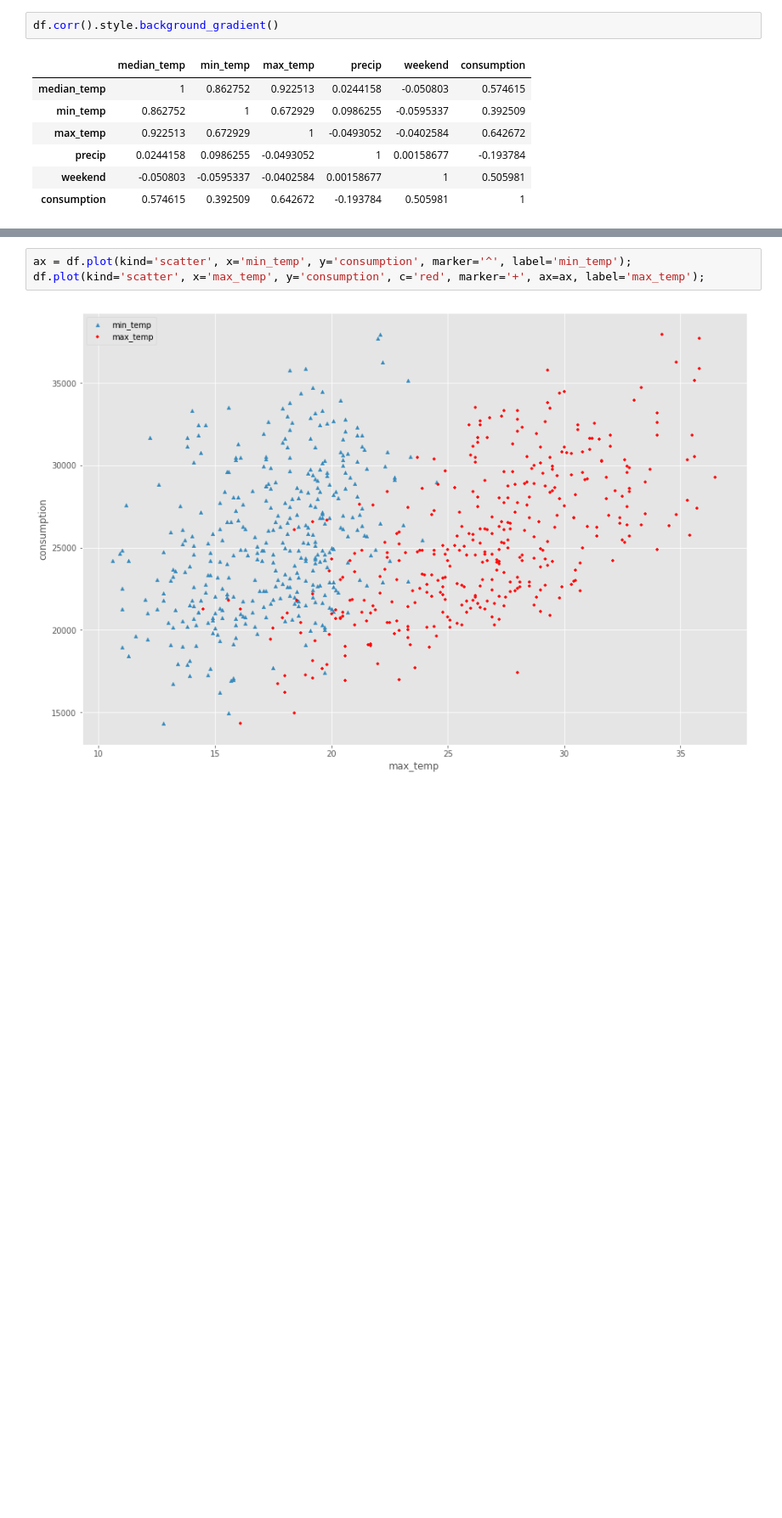
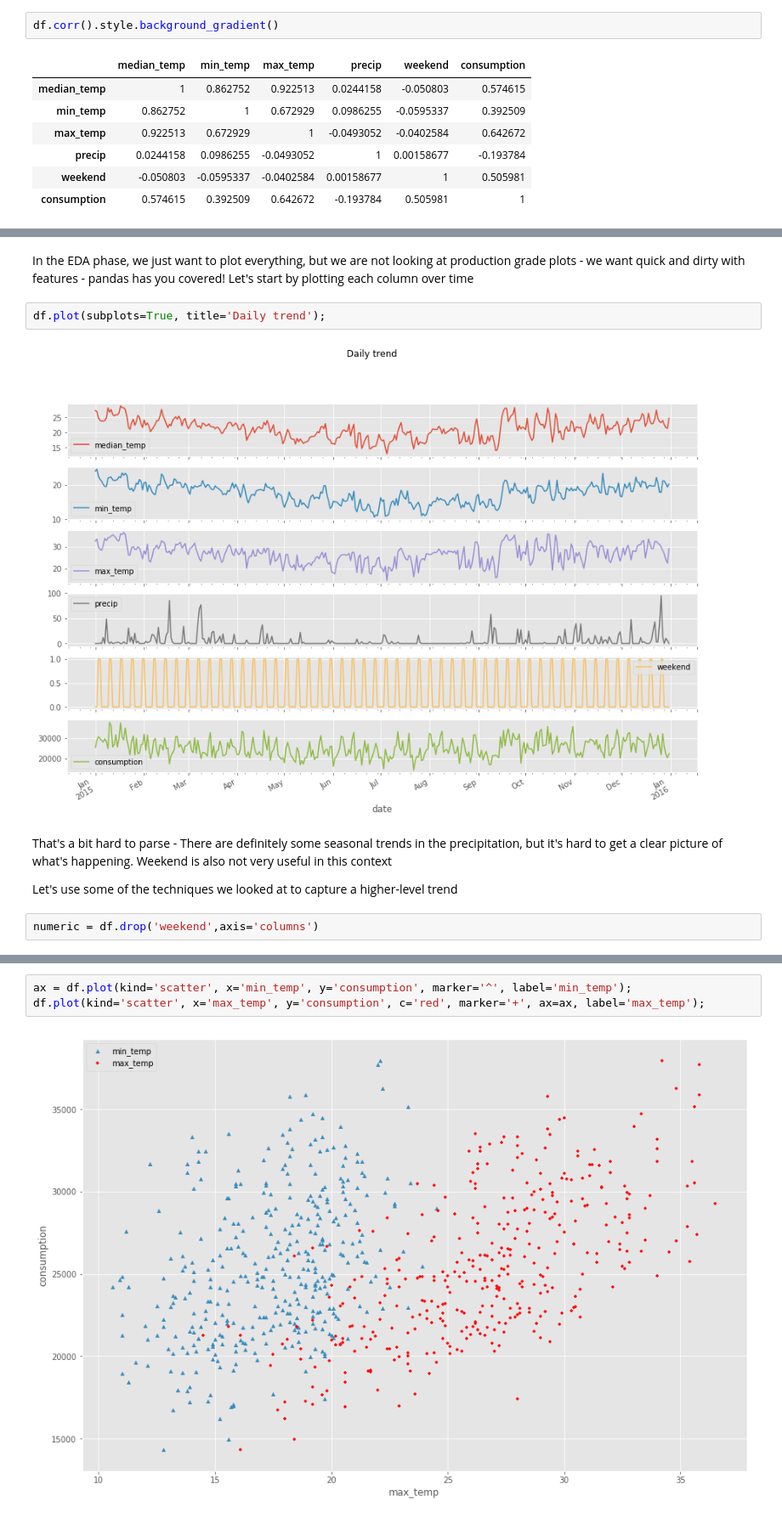
Before and after one commit to andersbogsnes/pandas_tutorial, a Jupyter notebook: 4. Putting it together.ipynb, the cells around one changed output, grey strips where cells are left out. Shown at 85% size. Drawn from its saved outputs; the diff is of its cells as text; blank space fills up the shorter version.

```diff
--- a/4. Putting it together.ipynb
+++ b/4. Putting it together.ipynb
@@ -44,0 +124,13 @@ df.corr().style.background_gradient()
+# %% [markdown]
+In the EDA phase, we just want to plot everything, but we are not looking at production grade plots - we want quick and dirty with features - pandas has you covered!
+Let's start by plotting each column over time
+# %%
+df.plot(subplots=True, title='Daily trend');
+# %% [output]
+[figure, added]
+# %% [markdown]
+That's a bit hard to parse - There are definitely some seasonal trends in the precipitation, but it's hard to get a clear picture of what's happening. Weekend is also not very useful in this context
+
+Let's use some of the techniques we looked at to capture a higher-level trend
+# %%
+numeric = df.drop('weekend',axis='columns')
```
Also changed, not shown: parts of 33 cells of this notebook, 1 other file.
